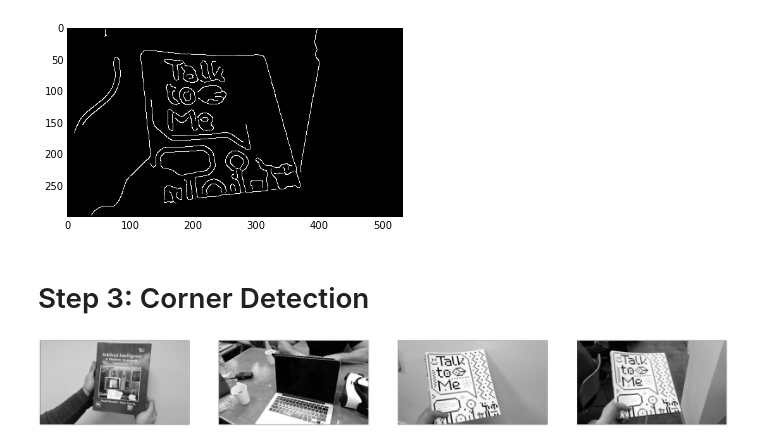
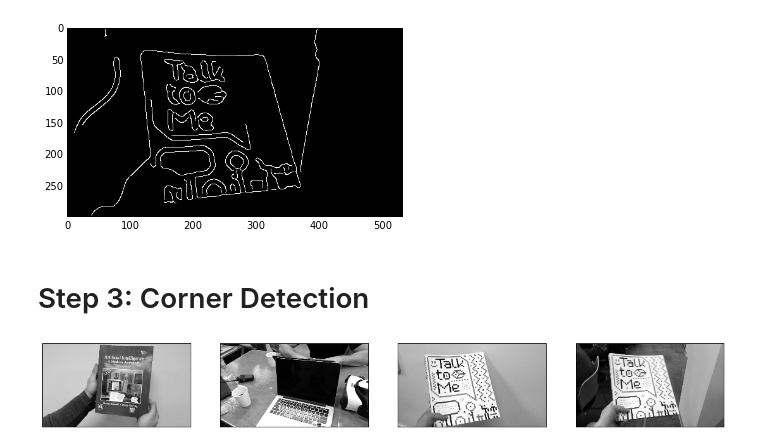
Before and after one commit to TreeHacks15/cv_prototyping, a Jupyter notebook: image_prototyping_jay.ipynb, the cells around one changed output. Cells and saved outputs as stored; diff of their text form; code cells hidden in the pictures.

```diff
--- a/image_prototyping_jay.ipynb
+++ b/image_prototyping_jay.ipynb
@@ -32,15 +32,15 @@ plt.imshow(edges[3], cmap=plt.cm.gray)
 # %%
 def show_images(images, n=4):
     """
         displays n images in a row
     """
-    plt.rcParams['figure.figsize'] = 50, 100
+    plt.rcParams['figure.figsize'] = 20, 50
     fig, axes = plt.subplots(nrows=1, ncols=n)
     for i, img in enumerate(images[:n]):
         axes[i].imshow(img, cmap=plt.cm.gray)
         axes[i].set_xticks([])
         axes[i].set_yticks([])
 
 show_images(images)
 # %% [output]
-[figure, old version]
+[figure, new version]
```
Also changed, not shown: 1 other file.
